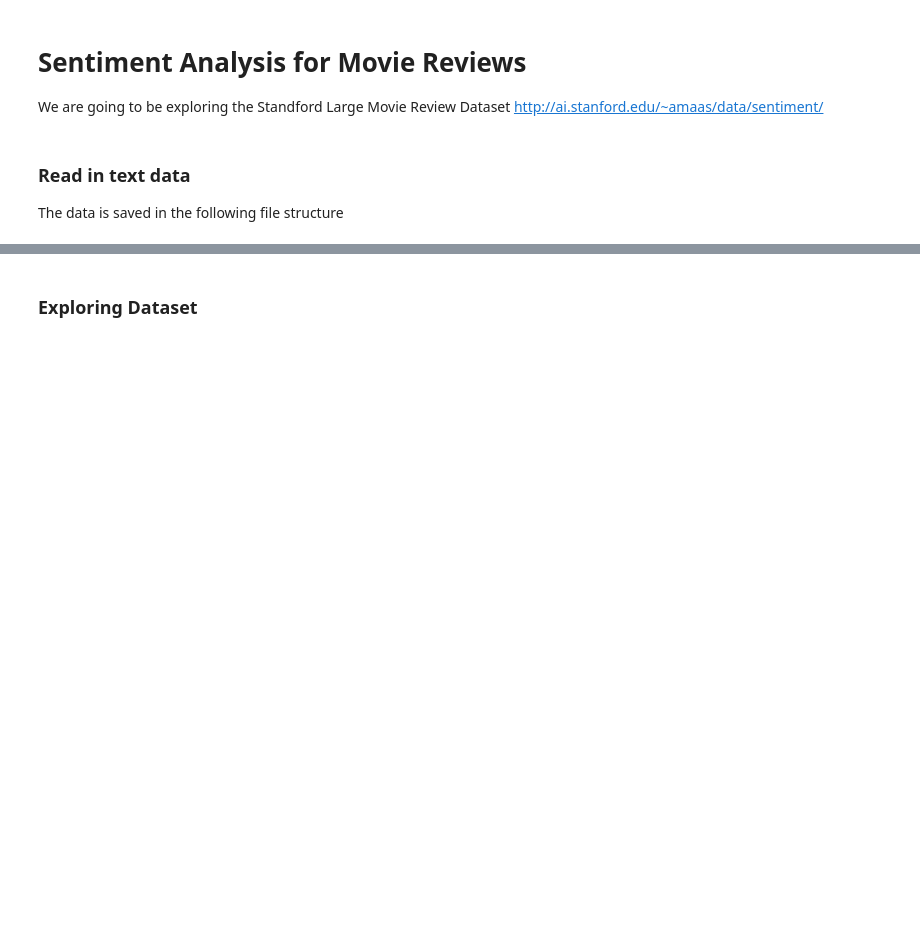
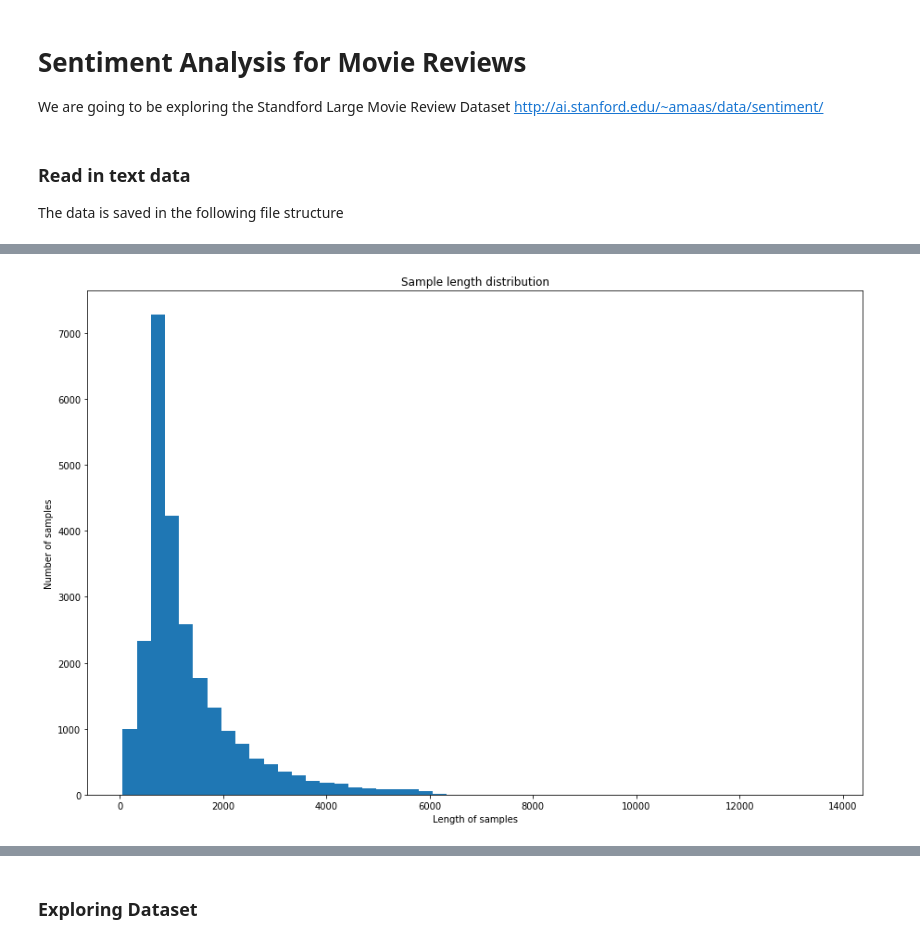
Before and after one commit to casanas10/sentiment_analysis_movie_review, a Jupyter notebook: Sentiment_Analysis.ipynb, the cells around one changed output, grey strips where cells are left out. Cells and saved outputs as stored; diff of their text form; code cells hidden in the pictures; blank space fills up the shorter version.

```diff
--- a/Sentiment_Analysis.ipynb
+++ b/Sentiment_Analysis.ipynb
@@ -84,2 +104,15 @@ negative_corpus.head()
+# %%
+#average number of words per sample
+import matplotlib.pyplot as plt
+%matplotlib inline
+
+plt.figure(figsize=(15, 10))
+plt.hist([len(sample) for sample in list(train_texts)], 50)
+plt.xlabel('Length of samples')
+plt.ylabel('Number of samples')
+plt.title('Sample length distribution')
+plt.show()
+# %% [output]
+[figure, added]
 # %%
 #shuffle the positive and negative reviews and reset the index
```
Also changed, not shown: parts of 53 cells of this notebook, 1 other file.
